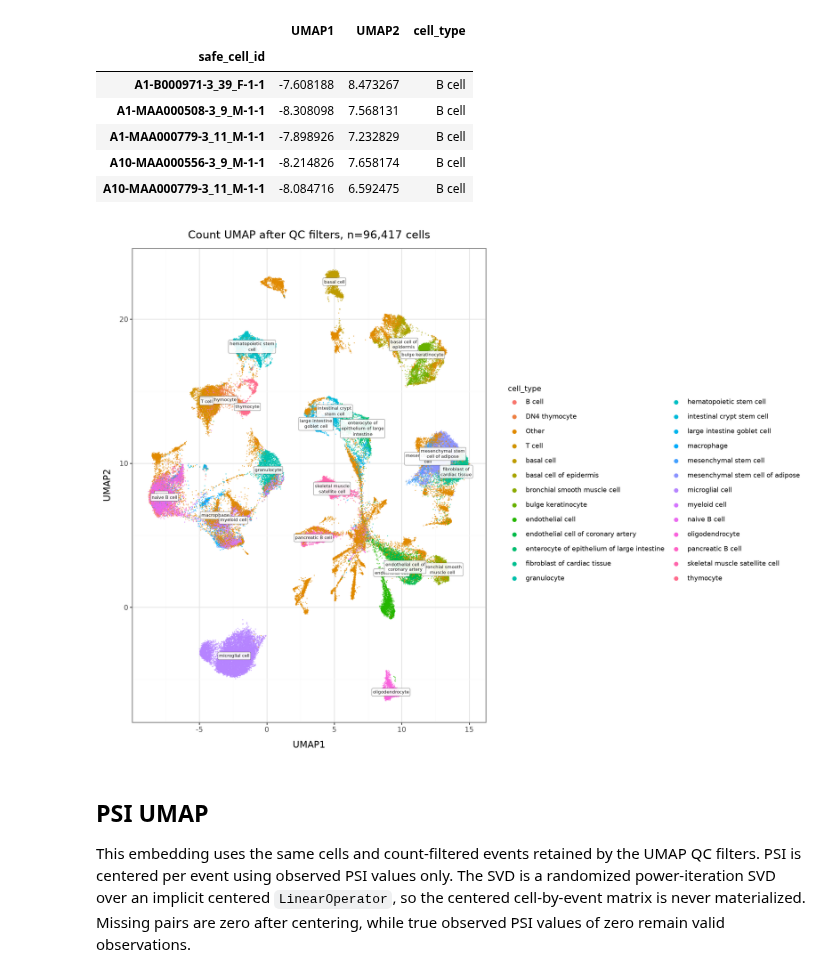
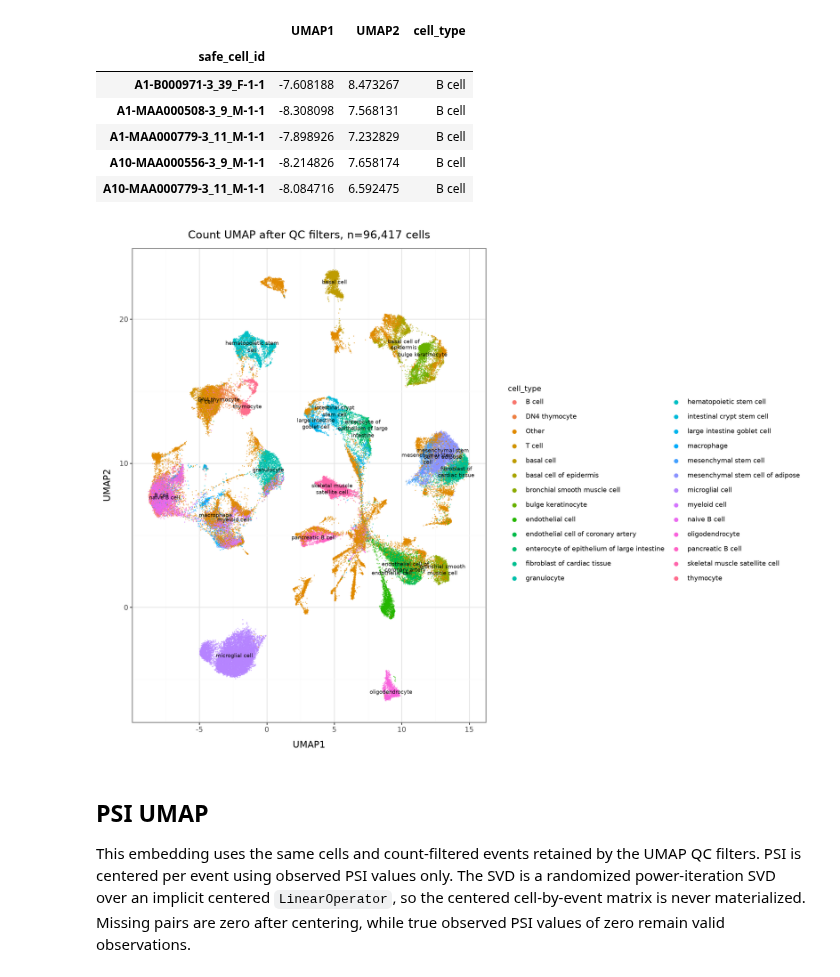
Before and after one commit to davidaknowles/tabula_rmats, a Jupyter notebook: rmats_counts_eda.executed.ipynb, the cells around one changed output. Saved outputs shown, nothing was run; the diff lists cells and outputs as text; code cells hidden in the pictures.

Commit message:
Use geom_text for UMAP cell labels

```diff
--- a/rmats_counts_eda.executed.ipynb
+++ b/rmats_counts_eda.executed.ipynb
@@ -318,38 +318,36 @@ if cell_type_col is not None:
         .groupby('plot_cell_type', as_index=False)[['UMAP1', 'UMAP2']]
         .median()
     )
     count_label_df['plot_label'] = count_label_df['plot_cell_type'].map(lambda label: textwrap.fill(label, width=20))
     p_count_umap = (
         ggplot(count_plot_df, aes('UMAP1', 'UMAP2', color='plot_cell_type'))
         + geom_point(size=0.7, alpha=0.65, stroke=0)
-        + geom_label(
+        + geom_text(
             count_label_df,
             aes('UMAP1', 'UMAP2', label='plot_label'),
             inherit_aes=False,
-            size=5.5,
+            size=6.5,
             alpha=0.9,
-            fill='white',
             color='black',
-            label_size=0.25,
             show_legend=False,
         )
         + labs(color=cell_type_col, title=f'Count UMAP after QC filters, n={len(count_plot_df):,} cells')
         + guides(color=guide_legend(override_aes={'size': 3, 'alpha': 1}))
         + theme_bw()
         + theme(figure_size=(12, 9), legend_title=element_text(size=9), legend_text=element_text(size=8))
     )
 else:
     count_plot_df = umap_df.copy()
     p_count_umap = (
         ggplot(count_plot_df, aes('UMAP1', 'UMAP2'))
         + geom_point(size=0.7, alpha=0.65, stroke=0)
         + labs(title=f'Count UMAP after QC filters, n={len(count_plot_df):,} cells')
         + theme_bw()
         + theme(figure_size=(9, 8))
     )
 display(p_count_umap)
 # %% [output]
-[figure, old version]
+[figure, new version]
 # %% [markdown]
 ## PSI UMAP
 
```
Also changed, not shown: parts of 2 cells of this notebook, 1 other file.
